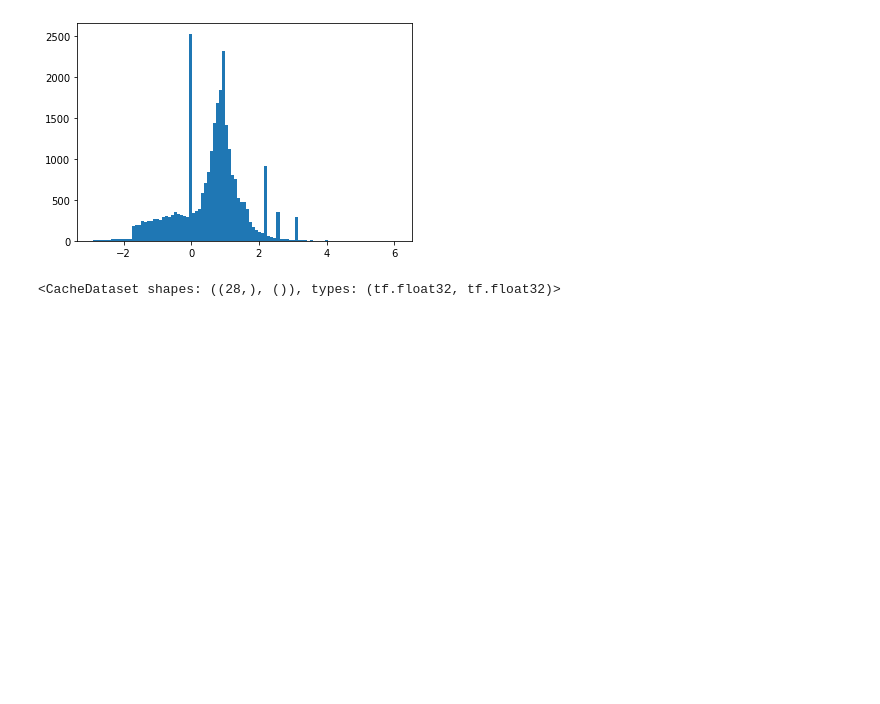
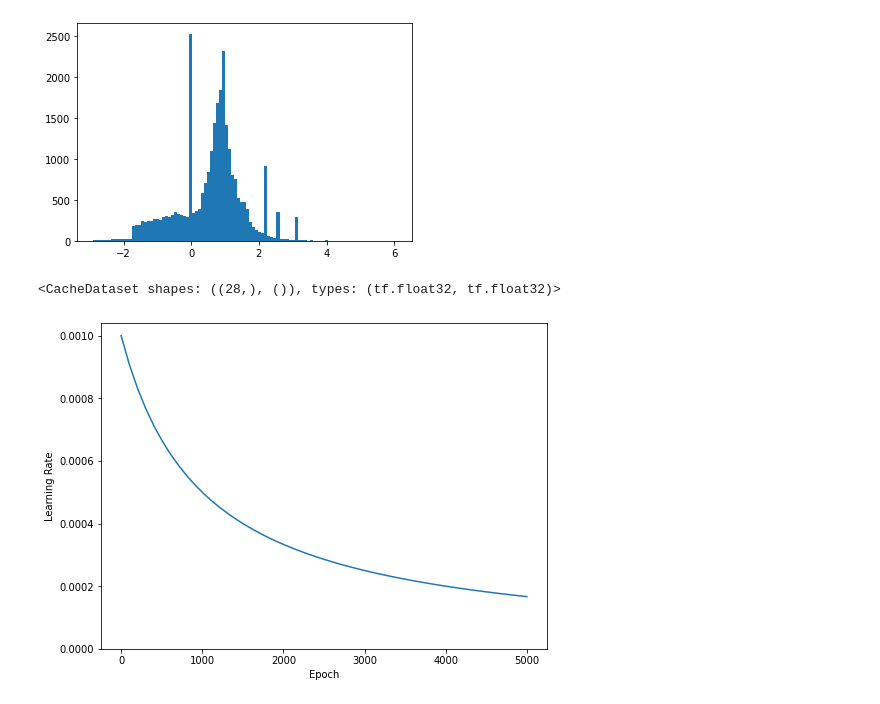
Before and after one commit to dilawarm/Neural-networks, a Jupyter notebook: basics/Regularization.ipynb, the cells around one changed output. Drawn from its saved outputs; the diff is of its cells as text; code cells hidden in the pictures; blank space fills up the shorter version.

```diff
--- a/basics/Regularization.ipynb
+++ b/basics/Regularization.ipynb
@@ -72,3 +75,13 @@ lr_schedule = keras.optimizers.schedules.InverseTimeDecay(
 
 def get_optimizer():
   return keras.optimizers.Adam(lr_schedule)
+# %%
+step = np.linspace(0, 100000)
+lr = lr_schedule(step)
+plt.figure(figsize=(8,6))
+plt.plot(step/STEPS_PER_EPOCH, lr)
+plt.ylim([0, max(plt.ylim())])
+plt.xlabel("Epoch")
+_ = plt.ylabel("Learning Rate")
+# %% [output]
+[figure, added]
```
Also changed, not shown: parts of 27 cells of this notebook.
